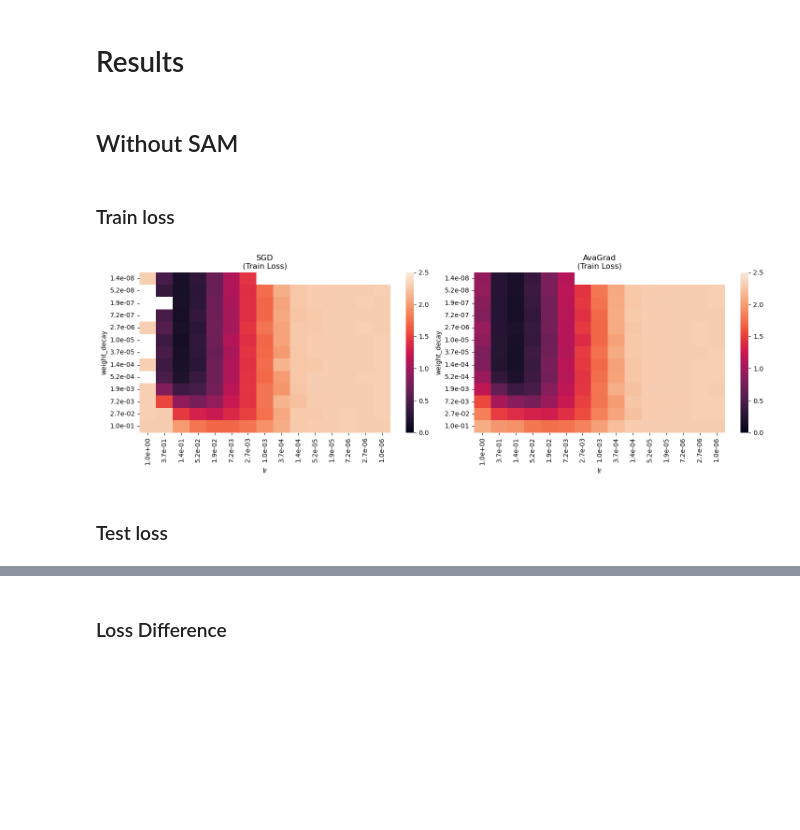
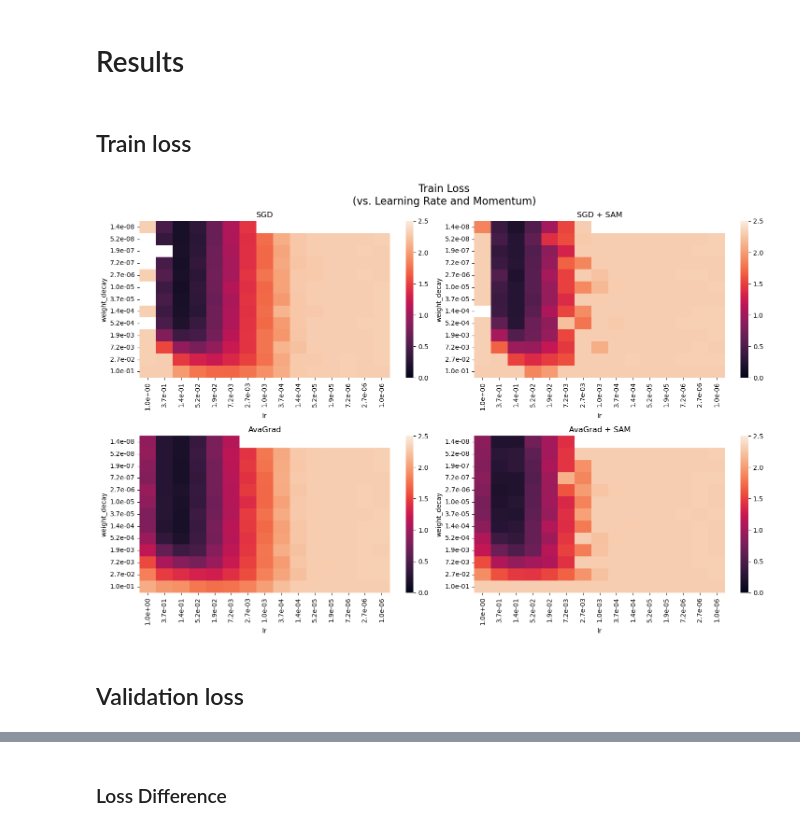
Before and after one commit to RaphaelMaser/OPT4ML-project, a Jupyter notebook: analysis.ipynb, the cells around one changed output, grey strips where cells are left out. Saved outputs shown, nothing was run; the diff lists cells and outputs as text; code cells hidden in the pictures; blank space fills up the shorter version.

Commit message:
new analysis, updated training and model (removed LightningTrainer)

```diff
--- a/analysis.ipynb
+++ b/analysis.ipynb
@@ -38,7 +38,8 @@ Failed to read the results for 1 trials:
 746 rows × 31 columns
 # %%
 metrics_df_cleaned= metrics_df.rename(columns={"config/lightning_config/_module_init_config/config/SAM":"SAM", "config/lightning_config/_module_init_config/config/optimizer":"optimizer", "config/lightning_config/_module_init_config/config/parameters/lr":"lr","config/lightning_config/_module_init_config/config/parameters/weight_decay":"weight_decay" })
-metrics_df_cleaned = metrics_df_cleaned[["val_loss", "train_loss", "epoch", "lr", "weight_decay", "optimizer", "SAM"]]
+metrics_df_cleaned["optimizer"] = metrics_df_cleaned["optimizer"].replace({"<class 'torch.optim.sgd.SGD'>": "SGD", "<class 'pytorch_optimizer.optimizer.avagrad.AvaGrad'>":"AvaGrad"})
+metrics_df_cleaned = metrics_df_cleaned[["val_loss", "train_loss", "epoch", "lr", "weight_decay", "optimizer", "SAM", "trial_id"]]
 diff_loss = pd.DataFrame(metrics_df_cleaned["val_loss"].subtract(metrics_df_cleaned["train_loss"]), columns=["diff_loss"])
 metrics_df_cleaned = pd.concat([metrics_df_cleaned, diff_loss], axis=1)
 display(metrics_df_cleaned.head())
@@ -83,24 +84,30 @@ def plot_heatmap_2d(ax, df, title="Default Title", vmin=0, vmax=2.5):
     plt.tight_layout()
 # %% [markdown]
 # Results
-# %% [markdown]
-## Without SAM
 # %% [markdown]
-### Train loss
+## Train loss
 # %%
-train_loss_sgd = metrics_df_cleaned[(metrics_df_cleaned["SAM"]==False) & (metrics_df_cleaned["optimizer"]=="<class 'torch.optim.sgd.SGD'>")].pivot(index="weight_decay", columns="lr", values="train_loss")
+train_loss_sgd = metrics_df_cleaned[(metrics_df_cleaned["SAM"]==False) & (metrics_df_cleaned["optimizer"]=="SGD")].pivot(index="weight_decay", columns="lr", values="train_loss")
 train_loss_sgd.sort_index(axis=1, inplace=True, ascending=False)
-train_loss_avagrad = metrics_df_cleaned[(metrics_df_cleaned["SAM"]==False) & (metrics_df_cleaned["optimizer"]=="<class 'pytorch_optimizer.optimizer.avagrad.AvaGrad'>")].pivot(index="weight_decay", columns="lr", values="train_loss")
+train_loss_avagrad = metrics_df_cleaned[(metrics_df_cleaned["SAM"]==False) & (metrics_df_cleaned["optimizer"]=="AvaGrad")].pivot(index="weight_decay", columns="lr", values="train_loss")
 train_loss_avagrad.sort_index(axis=1, inplace=True, ascending=False)
 
+train_loss_sam_sgd = metrics_df_cleaned[(metrics_df_cleaned["SAM"]==True) & (metrics_df_cleaned["optimizer"]=="SGD")].pivot(index="weight_decay", columns="lr", values="train_loss")
+train_loss_sam_sgd.sort_index(axis=1, inplace=True, ascending=False)
+train_loss_sam_avagrad = metrics_df_cleaned[(metrics_df_cleaned["SAM"]==True) & (metrics_df_cleaned["optimizer"]=="AvaGrad")].pivot(index="weight_decay", columns="lr", values="train_loss")
+train_loss_sam_avagrad.sort_index(axis=1, inplace=True, ascending=False)
 
-fig, axs = plt.subplots(1, 2, figsize=(15, 5))
+fig, axs = plt.subplots(2, 2, figsize=(15, 10))
+fig.suptitle("Train Loss\n(vs. Learning Rate and Momentum)", fontsize=16)
+plot_heatmap_2d(axs[0][0], train_loss_sgd, "SGD")
+plot_heatmap_2d(axs[1][0], train_loss_avagrad, "AvaGrad")
+plot_heatmap_2d(axs[0][1], train_loss_sam_sgd, "SGD + SAM")
+plot_heatmap_2d(axs[1][1], train_loss_sam_avagrad ,"AvaGrad + SAM")
 
-plot_heatmap_2d(axs[0], train_loss_sgd, "SGD\n(Train Loss)")
-plot_heatmap_2d(axs[1], train_loss_avagrad, "AvaGrad\n(Train Loss)")
+
 plt.show()
 # %% [output]
-[figure, old version]
+[figure, new version]
 # %% [markdown]
-### Test loss
+## Validation loss
 # %%
```
Also changed, not shown: parts of 22 cells of this notebook, 4 other files.
